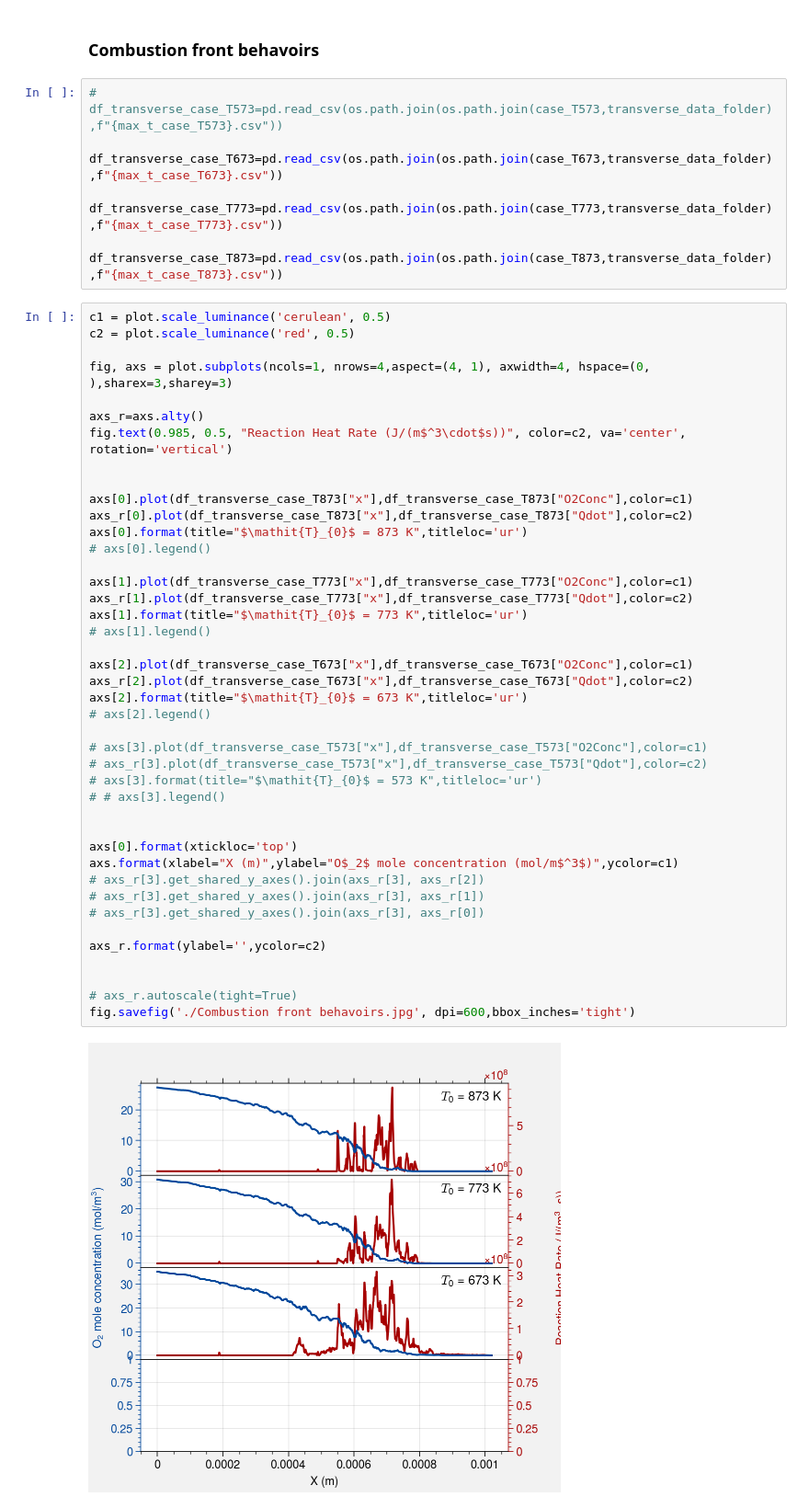
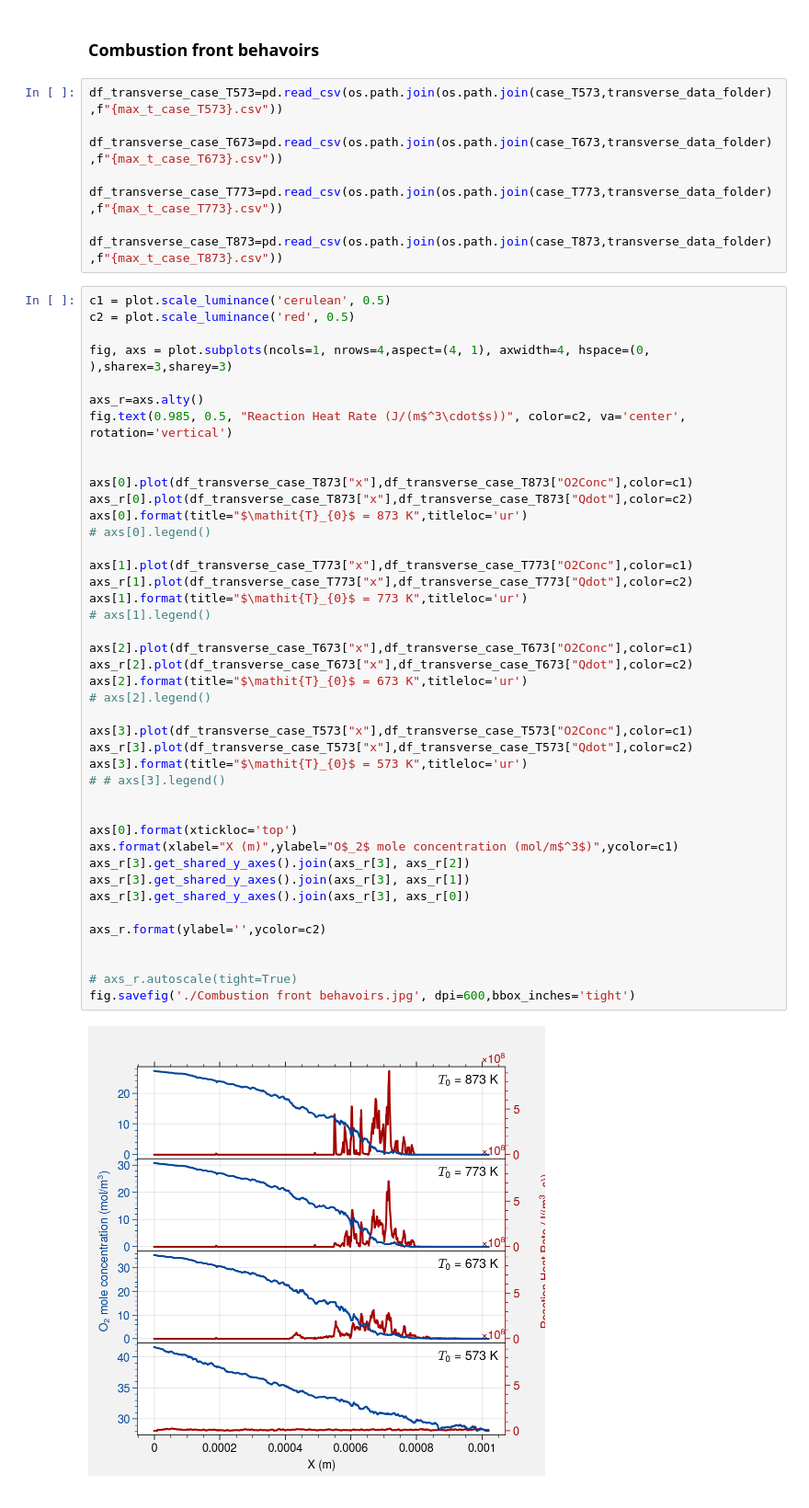
Before and after one commit to anoldfriend0718/openfoam, a Jupyter notebook: run/cokeCombustion/DaAnalysis/Pe1e-2/analysisDaEffect.ipynb, the cells around one changed output. Shown at 92% size. Drawn from its saved outputs; the diff is of its cells as text.

Commit message:
add more analysis for coke combustion cases

```diff
--- a/run/cokeCombustion/DaAnalysis/Pe1e-2/analysisDaEffect.ipynb
+++ b/run/cokeCombustion/DaAnalysis/Pe1e-2/analysisDaEffect.ipynb
@@ -236,7 +241,7 @@ fig.savefig('./cokeReactionRate~AirAdvectionFlux.jpg', dpi=600)
 # %% [markdown]
 ### Combustion front behavoirs
 # %%
-# df_transverse_case_T573=pd.read_csv(os.path.join(os.path.join(case_T573,transverse_data_folder),f"{max_t_case_T573}.csv"))
+df_transverse_case_T573=pd.read_csv(os.path.join(os.path.join(case_T573,transverse_data_folder),f"{max_t_case_T573}.csv"))
 
 df_transverse_case_T673=pd.read_csv(os.path.join(os.path.join(case_T673,transverse_data_folder),f"{max_t_case_T673}.csv"))
 
@@ -253,37 +258,37 @@ axs_r=axs.alty()
 fig.text(0.985, 0.5, "Reaction Heat Rate (J/(m$^3\cdot$s))", color=c2, va='center', rotation='vertical')
 
 
 axs[0].plot(df_transverse_case_T873["x"],df_transverse_case_T873["O2Conc"],color=c1)
 axs_r[0].plot(df_transverse_case_T873["x"],df_transverse_case_T873["Qdot"],color=c2)
 axs[0].format(title="$\mathit{T}_{0}$ = 873 K",titleloc='ur')
 # axs[0].legend()
 
 axs[1].plot(df_transverse_case_T773["x"],df_transverse_case_T773["O2Conc"],color=c1)
 axs_r[1].plot(df_transverse_case_T773["x"],df_transverse_case_T773["Qdot"],color=c2)
 axs[1].format(title="$\mathit{T}_{0}$ = 773 K",titleloc='ur')
 # axs[1].legend()
 
 axs[2].plot(df_transverse_case_T673["x"],df_transverse_case_T673["O2Conc"],color=c1)
 axs_r[2].plot(df_transverse_case_T673["x"],df_transverse_case_T673["Qdot"],color=c2)
 axs[2].format(title="$\mathit{T}_{0}$ = 673 K",titleloc='ur')
 # axs[2].legend()
 
-# axs[3].plot(df_transverse_case_T573["x"],df_transverse_case_T573["O2Conc"],color=c1)
-# axs_r[3].plot(df_transverse_case_T573["x"],df_transverse_case_T573["Qdot"],color=c2)
-# axs[3].format(title="$\mathit{T}_{0}$ = 573 K",titleloc='ur')
+axs[3].plot(df_transverse_case_T573["x"],df_transverse_case_T573["O2Conc"],color=c1)
+axs_r[3].plot(df_transverse_case_T573["x"],df_transverse_case_T573["Qdot"],color=c2)
+axs[3].format(title="$\mathit{T}_{0}$ = 573 K",titleloc='ur')
 # # axs[3].legend()
 
 
 axs[0].format(xtickloc='top')
 axs.format(xlabel="X (m)",ylabel="O$_2$ mole concentration (mol/m$^3$)",ycolor=c1)
-# axs_r[3].get_shared_y_axes().join(axs_r[3], axs_r[2])
-# axs_r[3].get_shared_y_axes().join(axs_r[3], axs_r[1])
-# axs_r[3].get_shared_y_axes().join(axs_r[3], axs_r[0])
+axs_r[3].get_shared_y_axes().join(axs_r[3], axs_r[2])
+axs_r[3].get_shared_y_axes().join(axs_r[3], axs_r[1])
+axs_r[3].get_shared_y_axes().join(axs_r[3], axs_r[0])
 
 axs_r.format(ylabel='',ycolor=c2)
 
 
 # axs_r.autoscale(tight=True)
 fig.savefig('./Combustion front behavoirs.jpg', dpi=600,bbox_inches='tight')
 # %% [output]
-[figure, old version]
+[figure, new version]
```
Also changed, not shown: parts of 13 cells of this notebook, 49 other files.
